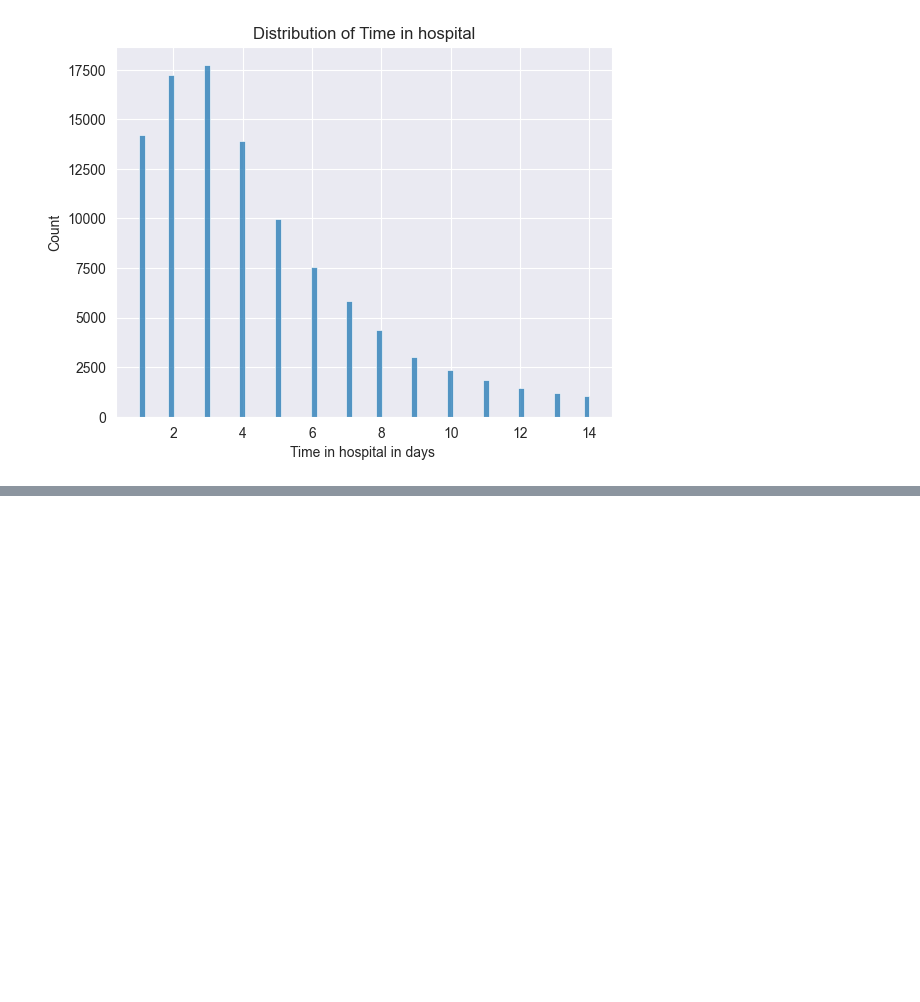
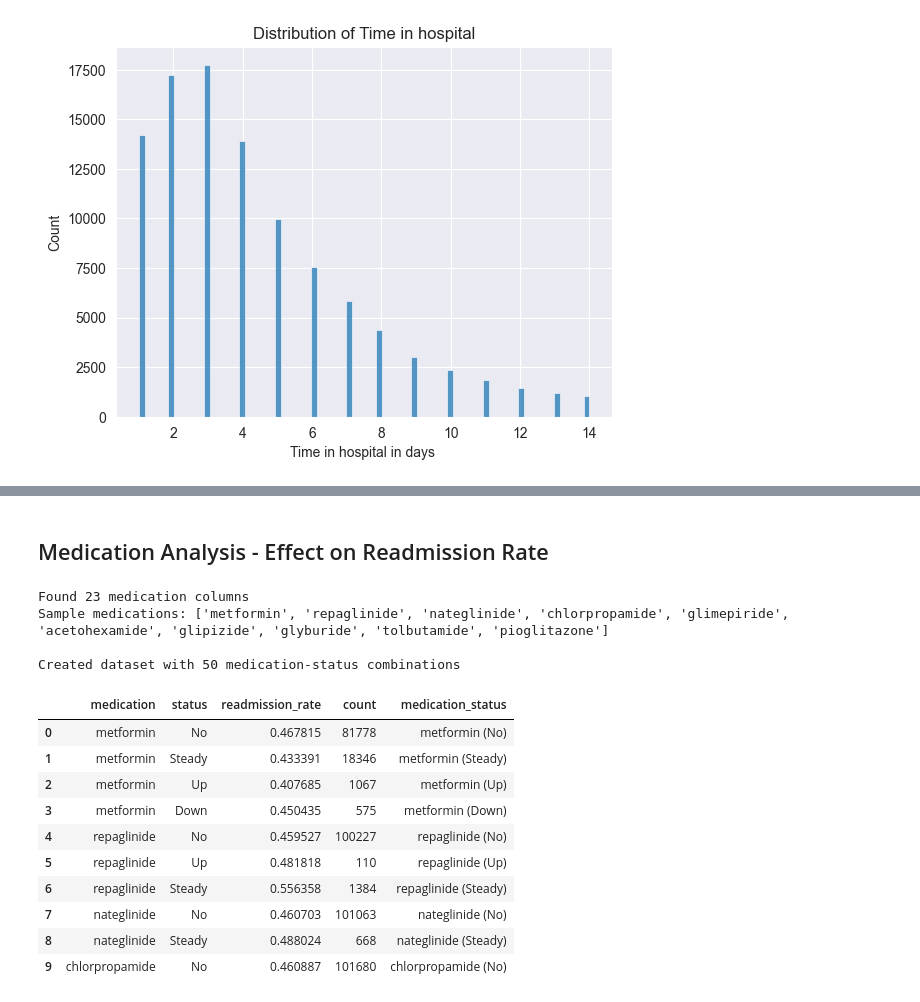
Before and after one commit to Lukmacbla/BioMedVis, a Jupyter notebook: main.ipynb, the cells around one changed output, grey strips where cells are left out. Drawn from its saved outputs; the diff is of its cells as text; code cells hidden in the pictures; blank space fills up the shorter version.

```diff
--- a/main.ipynb
+++ b/main.ipynb
@@ -369,0 +410,10 @@ for col in numerical_cols:
+# %%
+# Check medication-related columns
+medication_cols = [col for col in df.columns if 'insulin' in col.lower() or 'diabetesMed' in col or 'metformin' in col.lower() or 'glipizide' in col.lower() or 'glyburide' in col.lower()]
+print("Medication columns found:")
+print(medication_cols)
+print("\n")
+
+# Check unique values for a few medication columns
+for col in medication_cols[:5]:
+    print(f"\n{col}: {df[col].unique()}")
@@ -369,0 +435,56 @@ for col in numerical_cols:
+# %% [markdown]
+## Medication Analysis - Effect on Readmission Rate
+# %%
+med_columns = [col for col in df.columns if col not in ['race', 'gender', 'age', 'weight',
+               'admission_type_id', 'discharge_disposition_id', 'admission_source_id',
+               'time_in_hospital', 'payer_code', 'medical_specialty', 'num_lab_procedures',
+               'num_procedures', 'num_medications', 'number_outpatient', 'number_emergency',
+               'number_inpatient', 'diag_1', 'diag_2', 'diag_3', 'number_diagnoses',
+               'max_glu_serum', 'A1Cresult', 'readmitted', 'encounter_id', 'patient_nbr',
+               'change', 'diabetesMed'] and
+               not col.endswith('_chapter') and not col.endswith('_chapter_name') and
+               not col.startswith('_')]
+
+print(f"Found {len(med_columns)} medication columns")
+print("Sample medications:", med_columns[:10])
+
+df['readmitted_binary'] = (df['readmitted'] != 'NO').astype(int)
+
+medication_data = []
+
+for med in med_columns:
+    med_values = df[med].unique()
+
+    for status in med_values:
+        if pd.notna(status):  # Skip NaN values
+            subset = df[df[med] == status]
+            if len(subset) > 50:  # Only include if we have enough samples
+                readmit_rate = subset['readmitted_binary'].mean()
+                count = len(subset)
+                medication_data.append({
+                    'medication': med,
+                    'status': status,
+                    'readmission_rate': readmit_rate,
+                    'count': count,
+                    'medication_status': f"{med} ({status})"
+                })
+
+med_df = pd.DataFrame(medication_data)
+print(f"\nCreated dataset with {len(med_df)} medication-status combinations")
+med_df.head(10)
+# %% [output]
+Found 23 medication columns
+Sample medications: ['metformin', 'repaglinide', 'nateglinide', 'chlorpropamide', 'glimepiride', 'acetohexamide', 'glipizide', 'glyburide', 'tolbutamide', 'pioglitazone']
+
+Created dataset with 50 medication-status combinations
+|  | medication | status | readmission_rate | count | medication_status |
+| 0 | metformin | No | 0.467815 | 81778 | metformin (No) |
+| 1 | metformin | Steady | 0.433391 | 18346 | metformin (Steady) |
+| 2 | metformin | Up | 0.407685 | 1067 | metformin (Up) |
+| 3 | metformin | Down | 0.450435 | 575 | metformin (Down) |
+| 4 | repaglinide | No | 0.459527 | 100227 | repaglinide (No) |
+| 5 | repaglinide | Up | 0.481818 | 110 | repaglinide (Up) |
+| 6 | repaglinide | Steady | 0.556358 | 1384 | repaglinide (Steady) |
+| 7 | nateglinide | No | 0.460703 | 101063 | nateglinide (No) |
+| 8 | nateglinide | Steady | 0.488024 | 668 | nateglinide (Steady) |
+| 9 | chlorpropamide | No | 0.460887 | 101680 | chlorpropamide (No) |
```
Also changed, not shown: parts of 8 cells of this notebook, 4 other files.
